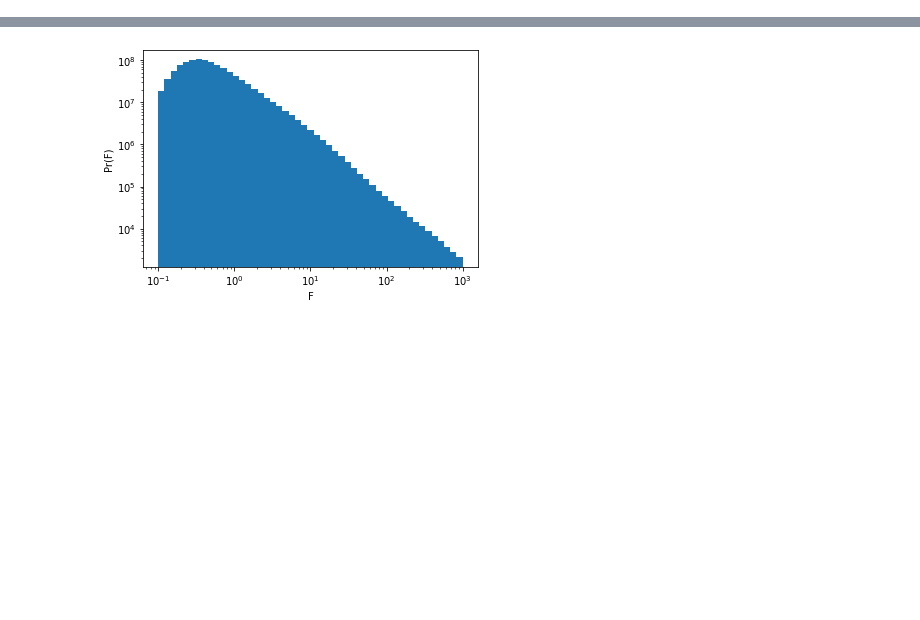
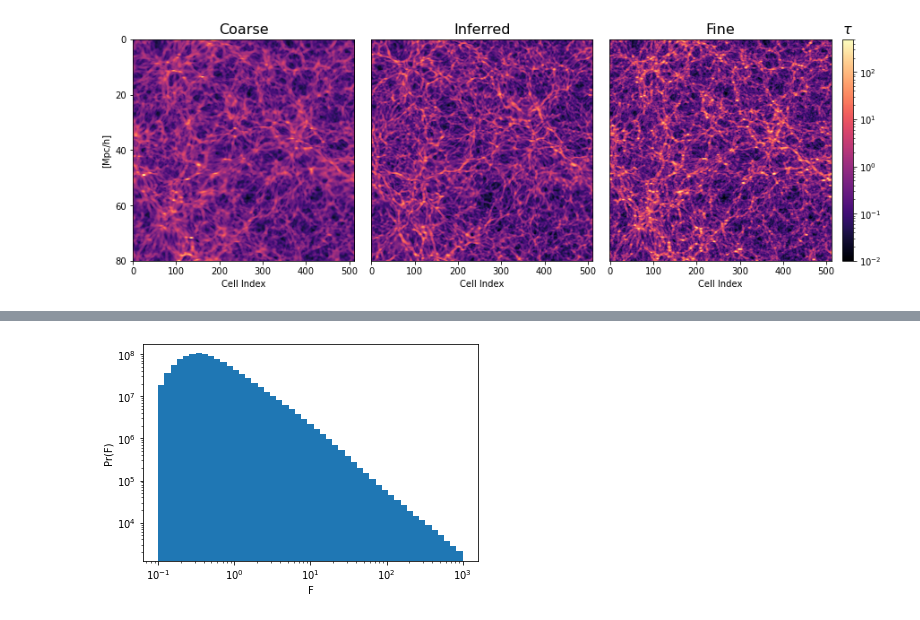
Before and after one commit to c-jacobus/Hydro-ML, a Jupyter notebook: Notebook.ipynb, the cells around one changed output, grey strips where cells are left out. Saved outputs shown, nothing was run; the diff lists cells and outputs as text; code cells hidden in the pictures; blank space fills up the shorter version.

```diff
--- a/Notebook.ipynb
+++ b/Notebook.ipynb
@@ -39,0 +10,96 @@ fig.show()
+# %%
+#field='baryon_density'
+#field='temperature'
+field='tau_real'
+
+#folder='native_fields'
+folder='derived_fields'
+
+coarse_path = '/pscratch/sd/z/zarija/MLHydro/L80_N512_z3_s1.hdf5'
+coarse = h5py.File(coarse_path, 'r')
+coarse_field = coarse[folder][field][0,:,:]
+
+infer_path = '/pscratch/sd/z/zarija/MLHydro/infer_vanilla_512.hdf5'
+infer = h5py.File(infer_path, 'r')
+infer_field = infer[folder][field][8,:,:]
+
+fine_path = '/pscratch/sd/z/zarija/MLHydro/fine_512.hdf5'
+fine = h5py.File(fine_path, 'r')
+fine_field = fine[folder][field][0,:,:]
+# %%
+size = 80
+shape = 512
+
+
+if field == 'temperature': thisNorm = LogNorm(vmin=2e3, vmax=1e7)
+elif field == 'tau_real': thisNorm = LogNorm(vmin=1e-2, vmax=5e2)
+else: thisNorm = LogNorm(vmin=5e-2, vmax=1e3)
+
+x_label_list = ['0', '20', '40', '60', '80']
+
+fig = plt.figure(figsize=(12, 6))
+gs = gridspec.GridSpec(1, 4, width_ratios=[1,1,1,0.04], height_ratios=[1])
+
+
+#  Varying density along a streamline
+ax0 = fig.add_subplot(gs[0, 0])
+ax0.imshow(coarse_field, cmap=cm.magma, norm=thisNorm)
+ax0.set_title('Coarse', fontsize=16)
+ax0.set_yticks([0, 20/size*shape,40/size*shape,60/size*shape,80/size*shape])
+ax0.set_yticklabels(x_label_list)
+ax0.set_ylabel('[Mpc/h]')
+ax0.set_xlabel('Cell Index')
+ax0.set_box_aspect(1)
+
+
+ax1 = fig.add_subplot(gs[0, 1])
+im = ax1.imshow(infer_field, cmap=cm.magma, norm=thisNorm)
+ax1.set_box_aspect(1)
+ax1.set_title('Inferred', fontsize=16)
+
+ax1.set_xlabel('Cell Index')
+ax1.tick_params(
+    axis='y',          # changes apply to the x-axis
+    which='both',      # both major and minor ticks are affected
+    left=False,      # ticks along the bottom edge are off
+    right=False,         # ticks along the top edge are off
+    labelleft=False) # labels along the bottom edge are off
+
+ax2 = fig.add_subplot(gs[0, 2])
+im = ax2.imshow(fine_field, cmap=cm.magma, norm=thisNorm)
+ax2.set_box_aspect(1)
+ax2.set_title('Fine', fontsize=16)
+
+ax2.set_xlabel('Cell Index')
+ax2.tick_params(
+    axis='y',          # changes apply to the x-axis
+    which='both',      # both major and minor ticks are affected
+    left=False,      # ticks along the bottom edge are off
+    right=False,         # ticks along the top edge are off
+    labelleft=False) # labels along the bottom edge are off
+
+axins = inset_axes(ax2,
+                   width="5%",  # width = 5% of parent_bbox width
+                   height="100%",  # height : 50%
+                   loc='lower left',
+                   bbox_to_anchor=(1.05, 0., 1, 1),
+                   bbox_transform=ax2.transAxes,
+                   borderpad=0,
+                   )
+
+cbar1 = plt.colorbar(im, cax=axins)
+
+if field == 'temperature': axins.set_title(r'$T$',fontsize=16)
+elif field == 'tau_real': axins.set_title(r'$\tau$',fontsize=16)
+else: axins.set_title(r'$\rho$',fontsize=16)
+
+
+
+plt.tight_layout()
+if field == 'temperature': fig.savefig('temp_comp.png', bbox_inches='tight')
+elif field == 'tau_real': fig.savefig('tau_comp.png', bbox_inches='tight')
+else: fig.savefig('rho_comp.png', bbox_inches='tight')
+
+plt.show()
+# %% [output]
+[figure, added]
```
Also changed, not shown: parts of 15 cells of this notebook, 14 other files.
